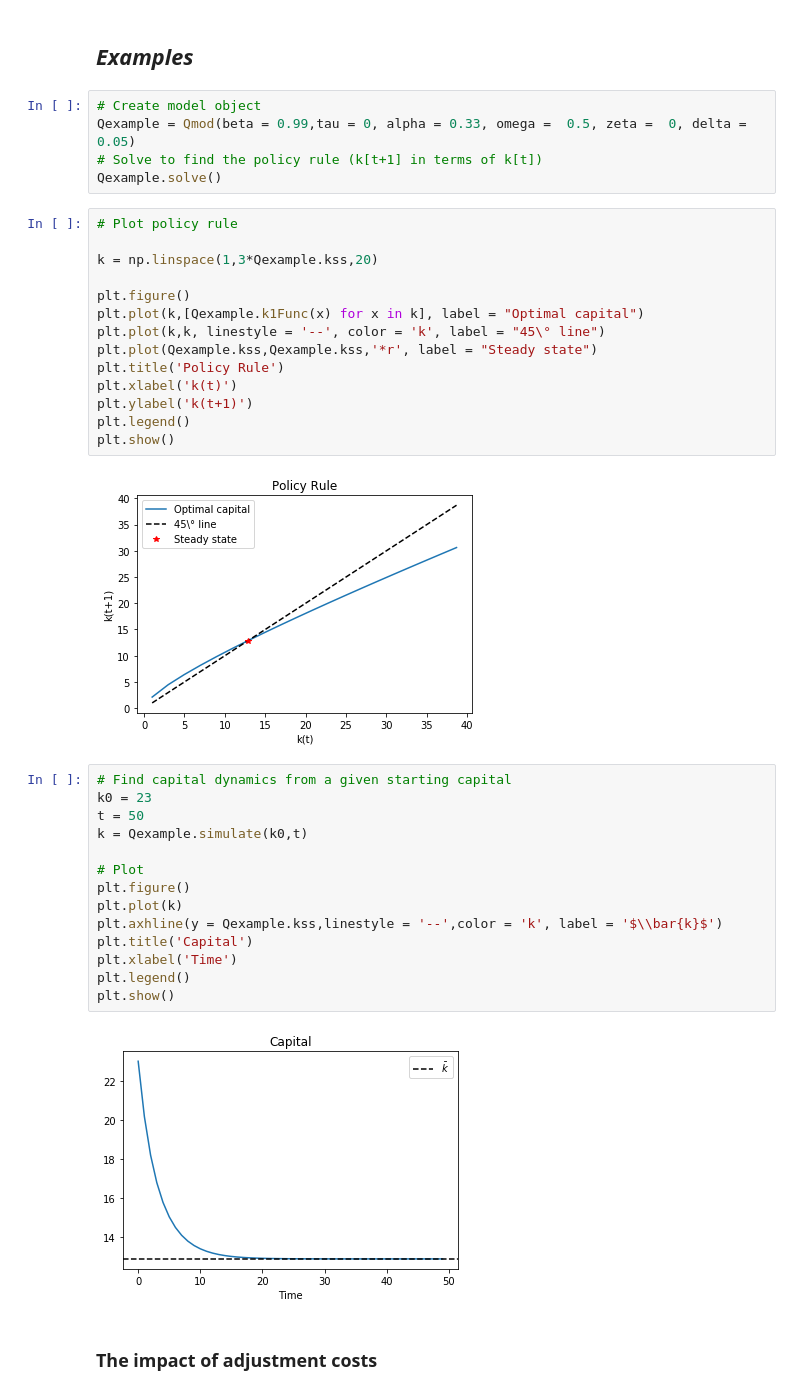
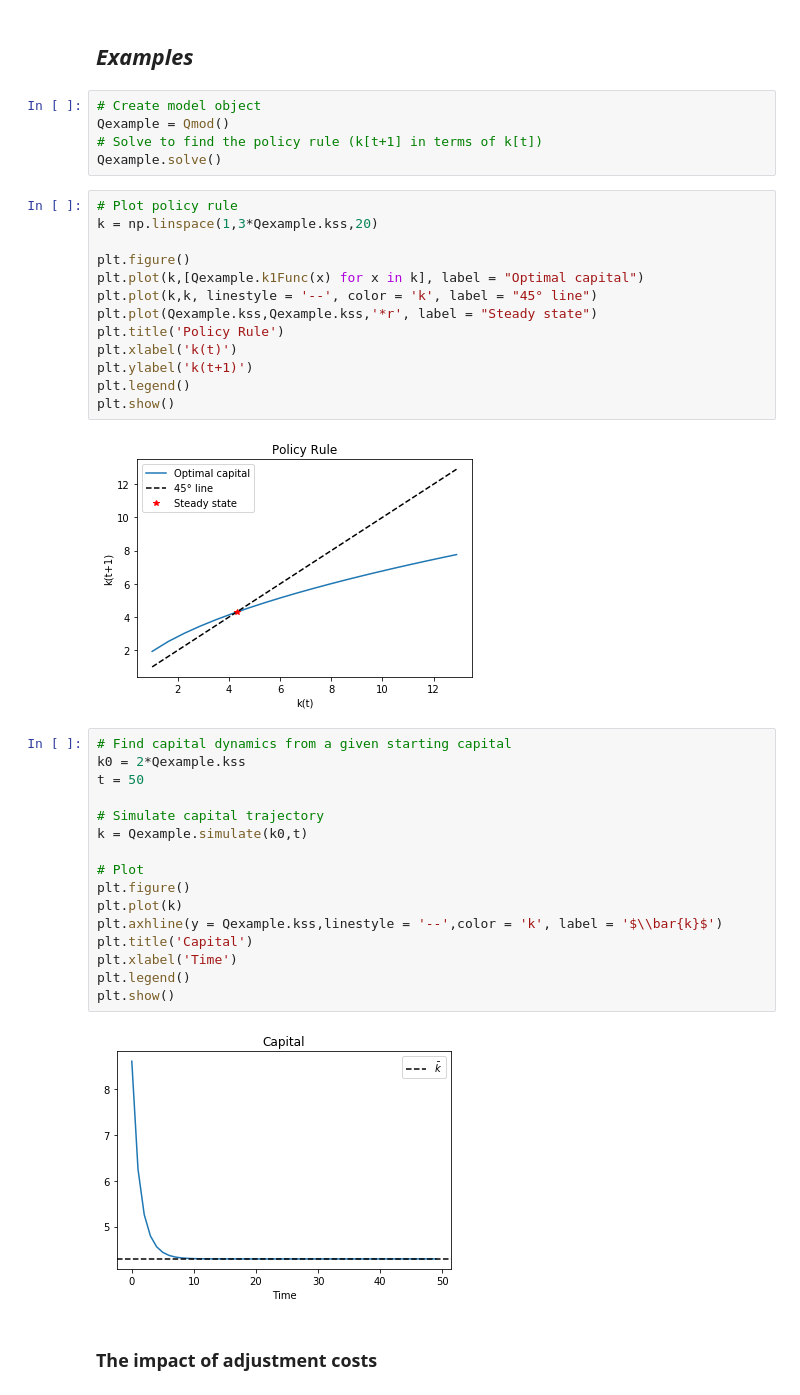
Before and after one commit to Mv77/Q_Investment, a Jupyter notebook: q_investment_model.ipynb, the cells around one changed output. Saved outputs shown, nothing was run; the diff lists cells and outputs as text.

```diff
--- a/q_investment_model.ipynb
+++ b/q_investment_model.ipynb
@@ -151,17 +180,16 @@ Qexample = Qmod(beta = 0.99,tau = 0, alpha = 0.33, omega =  0.5, zeta =  0, delt
 ## _Examples_
 # %%
 # Create model object
-Qexample = Qmod(beta = 0.99,tau = 0, alpha = 0.33, omega =  0.5, zeta =  0, delta = 0.05)
+Qexample = Qmod()
 # Solve to find the policy rule (k[t+1] in terms of k[t])
 Qexample.solve()
 # %%
 # Plot policy rule
-
 k = np.linspace(1,3*Qexample.kss,20)
 
 plt.figure()
 plt.plot(k,[Qexample.k1Func(x) for x in k], label = "Optimal capital")
-plt.plot(k,k, linestyle = '--', color = 'k', label = "45\° line")
+plt.plot(k,k, linestyle = '--', color = 'k', label = "45° line")
 plt.plot(Qexample.kss,Qexample.kss,'*r', label = "Steady state")
 plt.title('Policy Rule')
 plt.xlabel('k(t)')
@@ -169,23 +197,25 @@ plt.ylabel('k(t+1)')
 plt.legend()
 plt.show()
 # %% [output]
-[figure, old version]
+[figure, new version]
 # %%
 # Find capital dynamics from a given starting capital
-k0 = 23
+k0 = 2*Qexample.kss
 t = 50
+
+# Simulate capital trajectory
 k = Qexample.simulate(k0,t)
 
 # Plot
 plt.figure()
 plt.plot(k)
 plt.axhline(y = Qexample.kss,linestyle = '--',color = 'k', label = '$\\bar{k}$')
 plt.title('Capital')
 plt.xlabel('Time')
 plt.legend()
 plt.show()
 # %% [output]
-[figure, old version]
+[figure, new version]
 # %% [markdown]
 ### The impact of adjustment costs
 # %%
```
Also changed, not shown: parts of 2 cells of this notebook, 1 other file.
